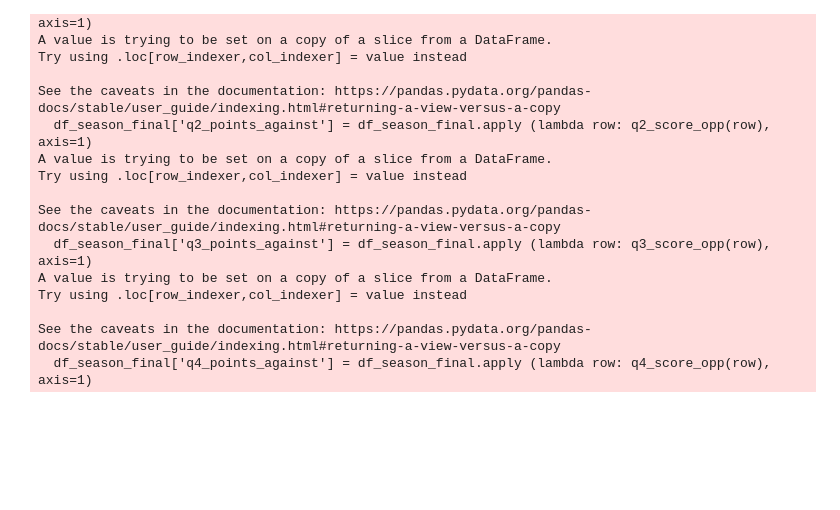
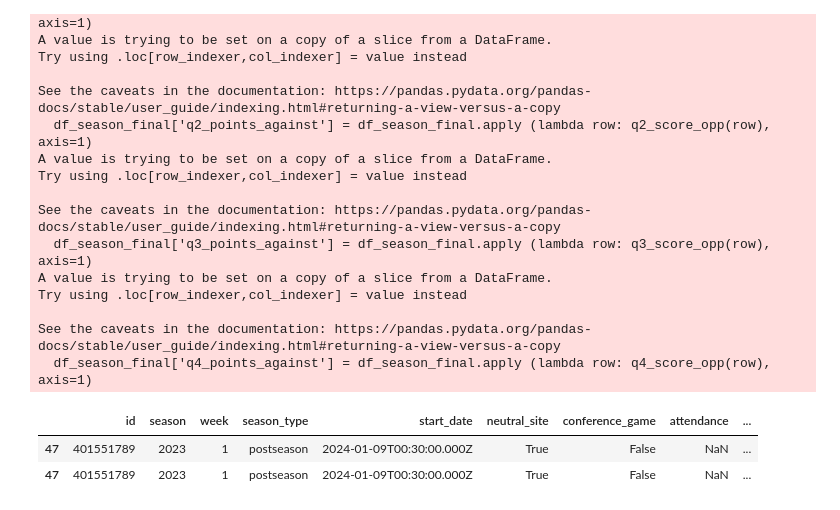
Before and after one commit to chrismca13/College-Football-3, a Jupyter notebook: Production_Notebooks/Games_Team.ipynb, the cells around one changed output. Drawn from its saved outputs; the diff is of its cells as text; code cells hidden in the pictures; blank space fills up the shorter version.

```diff
--- a/Production_Notebooks/Games_Team.ipynb
+++ b/Production_Notebooks/Games_Team.ipynb
@@ -42,6 +61,8 @@ teams = teams_api.get_fbs_teams()
 df_teams = pd.DataFrame.from_records([t.to_dict() for t in teams])
 
 df_teams = df_teams[['id', 'school']]
+# %%
+start_year = 2015
 # %% [markdown]
 #### Function to get every college football game played over a timeframe and stored in a dataframe
 # %%
@@ -69,12 +90,12 @@ current_year = today.year + 1
 
 #Establish API Connection and initial df
 games_api = cfbd.GamesApi(api_config)
-games = games_api.get_games(year=1900, season_type = 'postseason')
+games = games_api.get_games(year=start_year, season_type = 'postseason')
 df_games_post = pd.DataFrame.from_records([g.to_dict() for g in games])
 
 #Iterate over every year from 1901 to current season (post-season only)
 
-for i in range(1901,  current_year):
+for i in range(start_year,  current_year):
 
     games = games_api.get_games(year=i, season_type = 'postseason')
     df_games_post_i = pd.DataFrame.from_records([g.to_dict() for g in games])
@@ -90,12 +111,12 @@ current_year = today.year + 1
 
 #Establish API Connection and initial df
 games_api = cfbd.GamesApi(api_config)
-games = games_api.get_games(year=1900, season_type = 'regular')
+games = games_api.get_games(year=start_year, season_type = 'regular')
 df_games_reg = pd.DataFrame.from_records([g.to_dict() for g in games])
 
 #Iterate over every year from 1901 to current season (post-season only)
 
-for i in range(1901,  current_year):
+for i in range(start_year,  current_year):
 
     games = games_api.get_games(year=i, season_type = 'regular')
     df_games_reg_i = pd.DataFrame.from_records([g.to_dict() for g in games])
@@ -347,4 +373,10 @@ Try using .loc[row_indexer,col_indexer] = value instead
 
 See the caveats in the documentation: https://pandas.pydata.org/pandas-docs/stable/user_guide/indexing.html#returning-a-view-versus-a-copy
   df_season_final['q4_points_against'] = df_season_final.apply (lambda row: q4_score_opp(row), axis=1)
+# %%
+df_season_final[df_season_final['id'] == 401551789]
+# %% [output]
+|  | id | season | week | season_type | start_date | neutral_site | conference_game | attendance | ... |
+| 47 | 401551789 | 2023 | 1 | postseason | 2024-01-09T00:30:00.000Z | True | False | NaN | ... |
+| 47 | 401551789 | 2023 | 1 | postseason | 2024-01-09T00:30:00.000Z | True | False | NaN | ... |
 # %%
```
Also changed, not shown: parts of 8 cells of this notebook.
